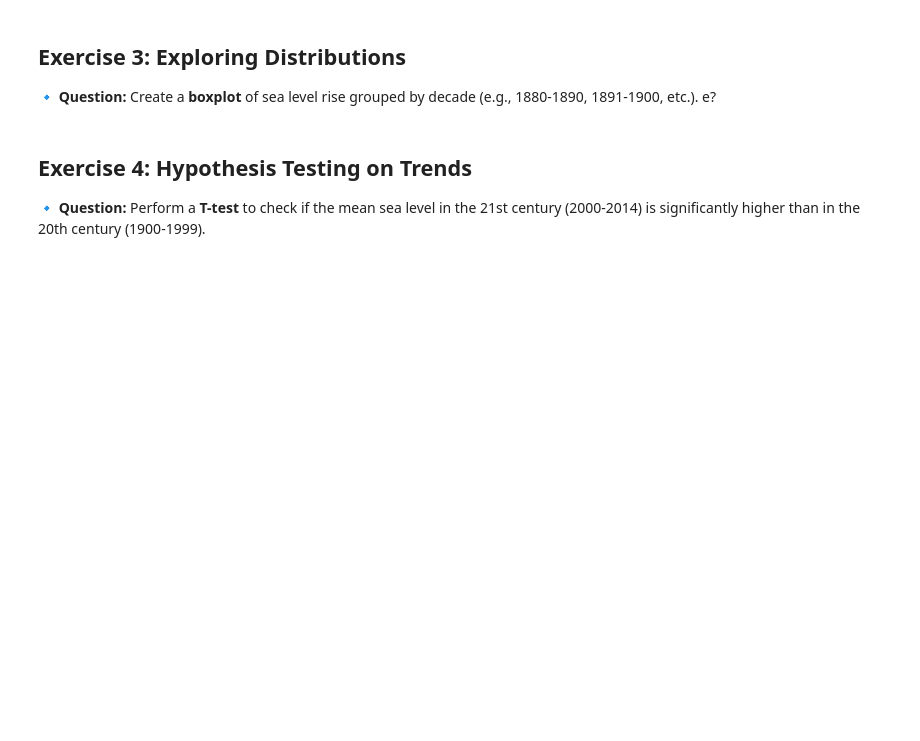
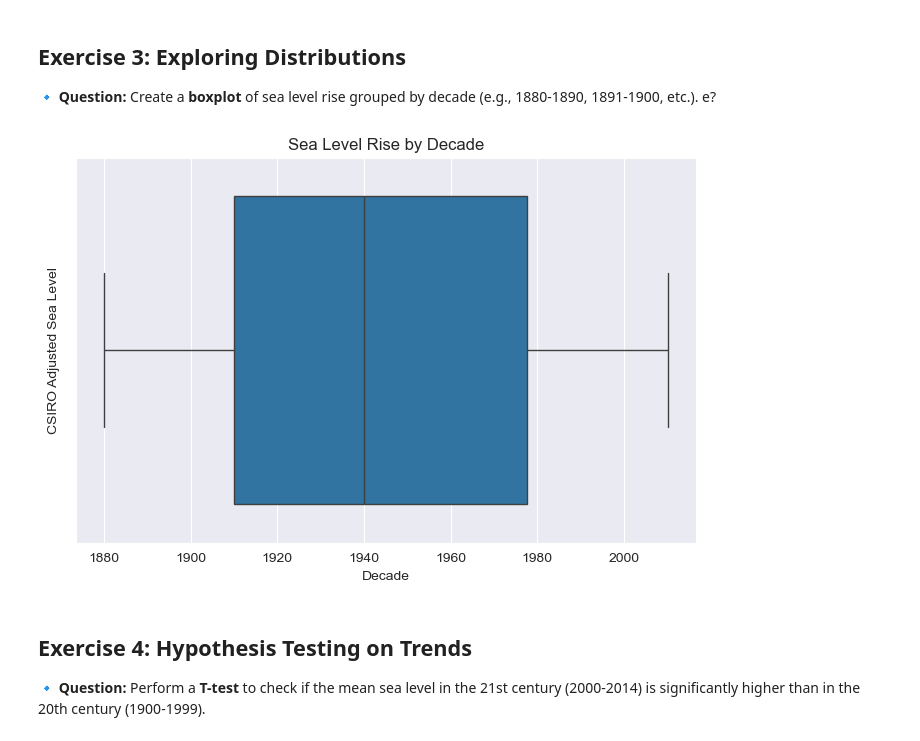
Before and after one commit to 01Qin/DataAnalytics, a Jupyter notebook: week 4/practice 4.ipynb, the cells around one changed output. Saved outputs shown, nothing was run; the diff lists cells and outputs as text; code cells hidden in the pictures; blank space fills up the shorter version.

```diff
--- a/week 4/practice 4.ipynb
+++ b/week 4/practice 4.ipynb
@@ -77,6 +77,17 @@ IQR level: 3.9547244055
 🔹 **Question:** Create a **boxplot** of sea level rise grouped by decade (e.g., 1880-1890, 1891-1900, etc.). e?
 # %%
 # Your code here:
+df['Decade'] = (df['Year'] // 10) * 10
+sea_level_by_decade = df.groupby('Year')['CSIRO Adjusted Sea Level'].mean()
+
+plt.figure(figsize=(8, 5))
+sns.boxplot(x=df["Decade"])
+plt.title("Sea Level Rise by Decade")
+plt.xlabel('Decade')
+plt.ylabel('CSIRO Adjusted Sea Level')
+plt.show()
+# %% [output]
+[figure, added]
 # %% [markdown]
 ## **Exercise 4: Hypothesis Testing on Trends**
 🔹 **Question:** Perform a **T-test** to check if the mean sea level in the 21st century (2000-2014) is significantly higher than in the 20th century (1900-1999).
```
